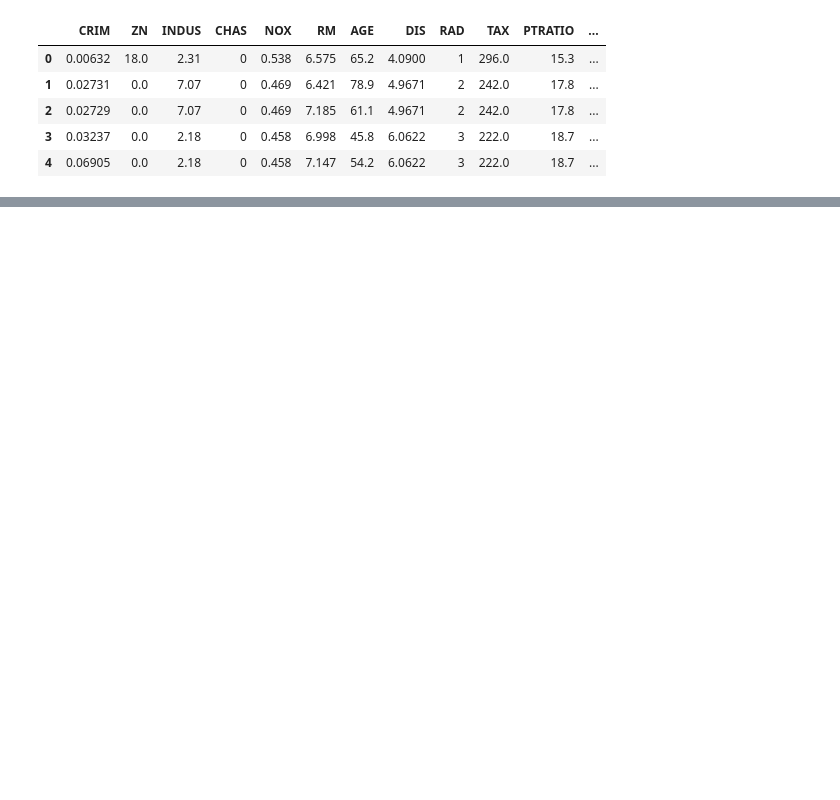
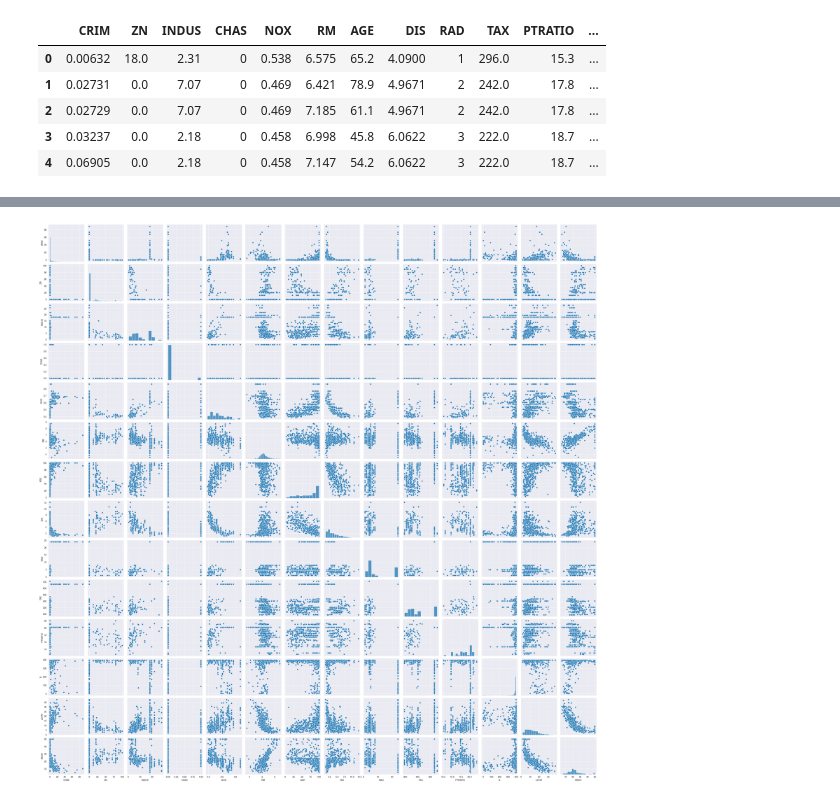
Before and after one commit to Ahmet-Ruchan/ML-Core, a Jupyter notebook: Core/Machine Learning/Linear Regression Exercise/Linear_Regression.ipynb, the cells around one changed output, grey strips where cells are left out. Drawn from its saved outputs; the diff is of its cells as text; code cells hidden in the pictures; blank space fills up the shorter version.

```diff
--- a/Core/Machine Learning/Linear Regression Exercise/Linear_Regression.ipynb
+++ b/Core/Machine Learning/Linear Regression Exercise/Linear_Regression.ipynb
@@ -20,0 +101,5 @@ df.head()
+# %%
+sns.pairplot(df)
+plt.show()
+# %% [output]
+[figure, added]
```
Also changed, not shown: parts of 35 cells of this notebook.
